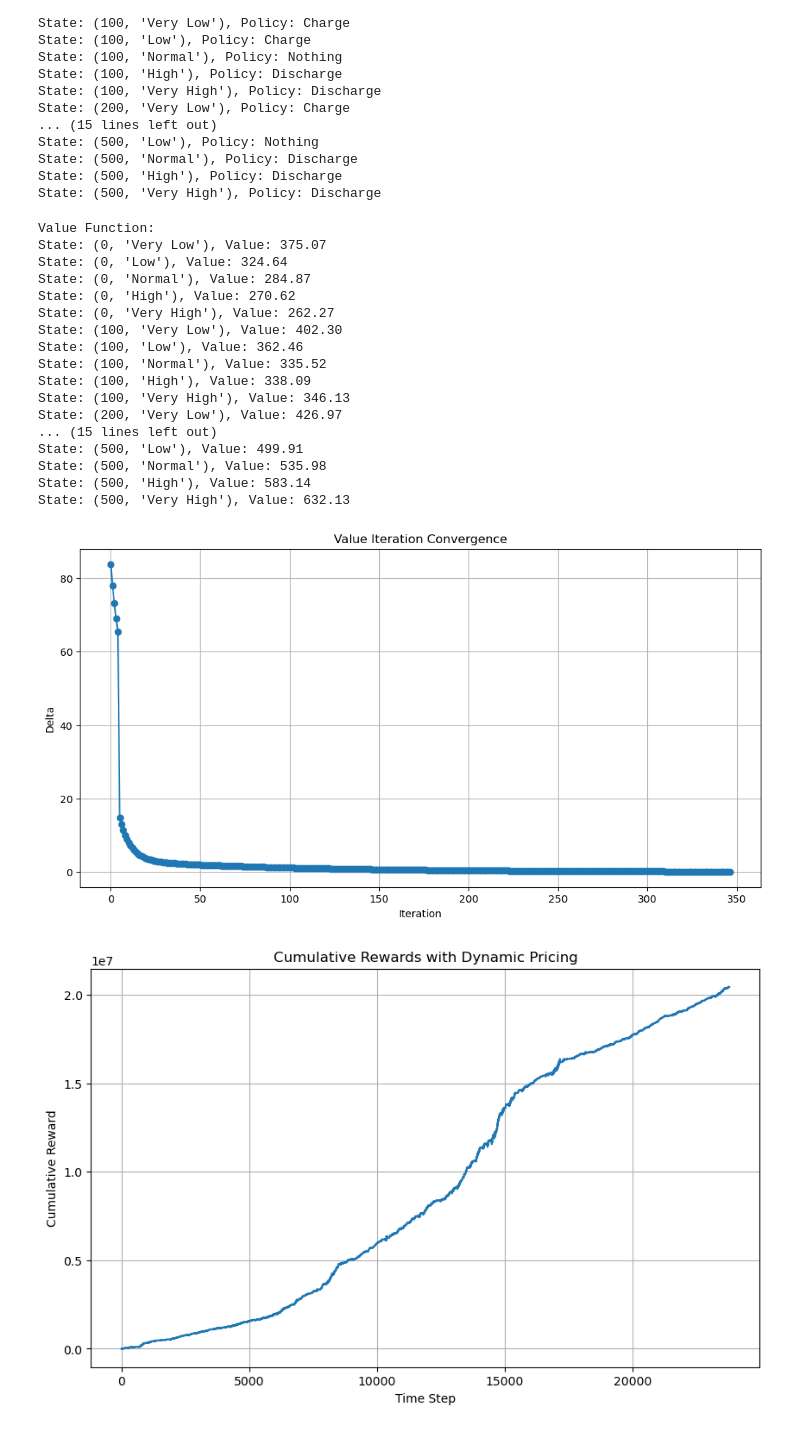
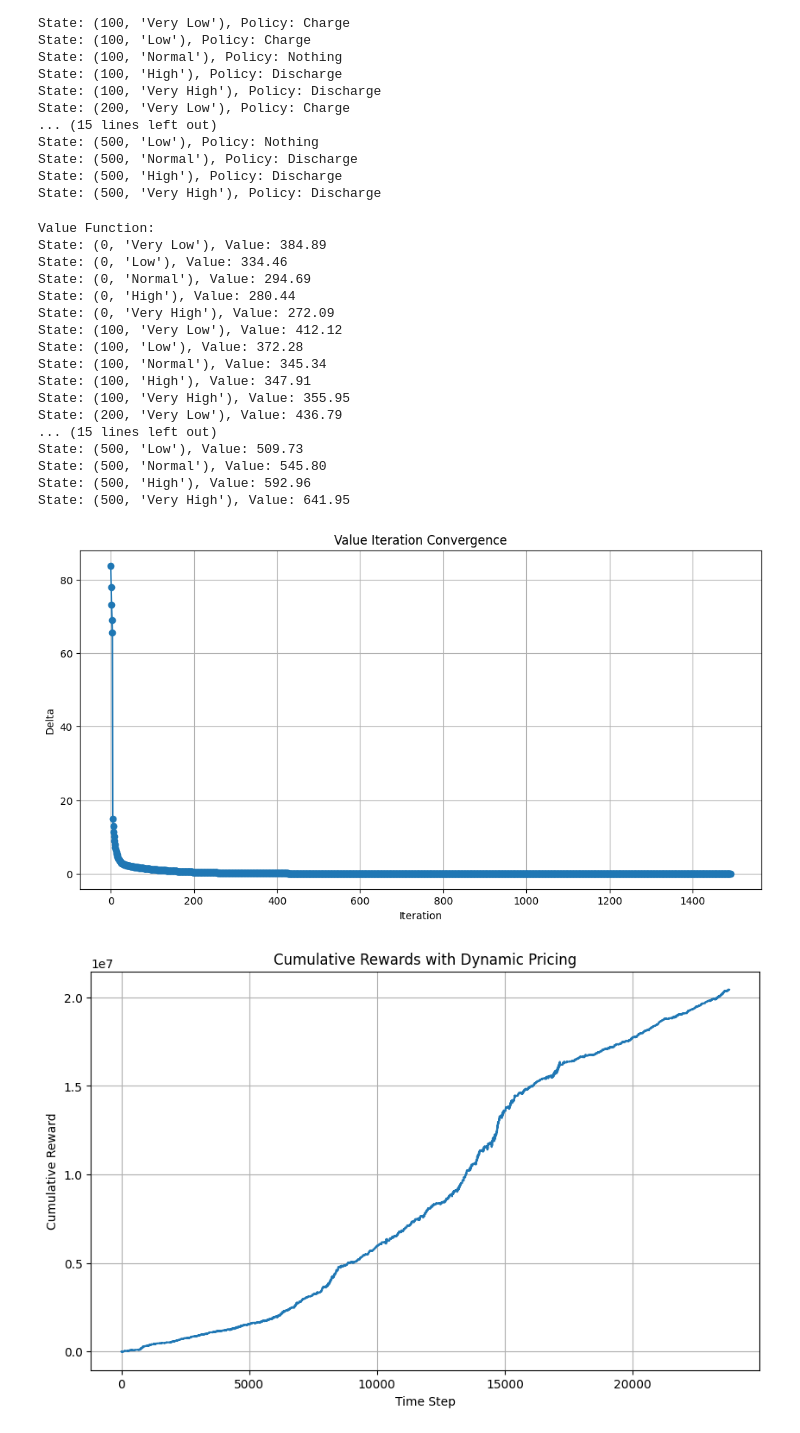
Before and after one commit to Max-f123/Machine_Learning_in_Energy_Systems, a Jupyter notebook: Assignment 03/Assignment_03.ipynb, the cells around one changed output. Drawn from its saved outputs; the diff is of its cells as text; code cells hidden in the pictures.

```diff
--- a/Assignment 03/Assignment_03.ipynb
+++ b/Assignment 03/Assignment_03.ipynb
@@ -10,7 +10,7 @@ import matplotlib.dates as mdates
 ## Data Handling
 # %%
 # Import csv file from data folder
-data = pd.read_csv('Data/Price.csv')
+data = pd.read_csv('Price.csv')
 
 # Explore data
 print("Columns of dataset:", data.columns)
@@ -410,11 +410,12 @@ class BatteryValueIteration:
 # %%
 # SOC levels and actions
 soc_levels = [0, 100, 200, 300, 400, 500]
+# soc_levels = [0, 100]
 actions = ["Charge", "Discharge", "Nothing"]
 price_dict = {'Very Low': 0.1, 'Low': 0.3, 'Normal': 0.5, 'High': 0.7,  'Very High': 0.9}
 price_categories = ['Very Low', 'Low', 'Normal', 'High', 'Very High']
 
 # Initialize and run value iteration
-optimizer = BatteryValueIteration(soc_levels, actions, price_dict, categorized_data, price_categories, transition_matrix, gamma=0.99, epsilon=0.1)
+optimizer = BatteryValueIteration(soc_levels, actions, price_dict, categorized_data, price_categories, transition_matrix, gamma=0.99, epsilon=1e-6,initial_SOC=0)
 optimizer.value_iteration()
 optimizer.test_on_data(categorized_data)
@@ -459,33 +462,33 @@ for state, value in optimizer.get_value_function().items():
     print(f"State: {state}, Value: {value:.2f}")
 # %% [output]
 Value Function:
-State: (0, 'Very Low'), Value: 375.07
-State: (0, 'Low'), Value: 324.64
-State: (0, 'Normal'), Value: 284.87
-State: (0, 'High'), Value: 270.62
-State: (0, 'Very High'), Value: 262.27
-State: (100, 'Very Low'), Value: 402.30
-State: (100, 'Low'), Value: 362.46
-State: (100, 'Normal'), Value: 335.52
-State: (100, 'High'), Value: 338.09
-State: (100, 'Very High'), Value: 346.13
-State: (200, 'Very Low'), Value: 426.97
+State: (0, 'Very Low'), Value: 384.89
+State: (0, 'Low'), Value: 334.46
+State: (0, 'Normal'), Value: 294.69
+State: (0, 'High'), Value: 280.44
+State: (0, 'Very High'), Value: 272.09
+State: (100, 'Very Low'), Value: 412.12
+State: (100, 'Low'), Value: 372.28
+State: (100, 'Normal'), Value: 345.34
+State: (100, 'High'), Value: 347.91
+State: (100, 'Very High'), Value: 355.95
+State: (200, 'Very Low'), Value: 436.79
 ... (15 lines left out)
-State: (500, 'Low'), Value: 499.91
-State: (500, 'Normal'), Value: 535.98
-State: (500, 'High'), Value: 583.14
-State: (500, 'Very High'), Value: 632.13
+State: (500, 'Low'), Value: 509.73
+State: (500, 'Normal'), Value: 545.80
+State: (500, 'High'), Value: 592.96
+State: (500, 'Very High'), Value: 641.95
 # %%
 # Plot the deltas over the iterations
 plt.figure(figsize=(12, 6))
-plt.plot(optimizer.deltas, marker='o')
+plt.plot(optimizer.deltas[:], marker='o')
 plt.title("Value Iteration Convergence")
 plt.xlabel("Iteration")
 plt.ylabel("Delta")
 plt.grid(True)
 plt.show()
 # %% [output]
-[figure, old version]
+[figure, new version]
 # %%
 # Plot the rewards
 plt.figure(figsize=(10, 6))
```
Also changed, not shown: parts of 17 cells of this notebook.
